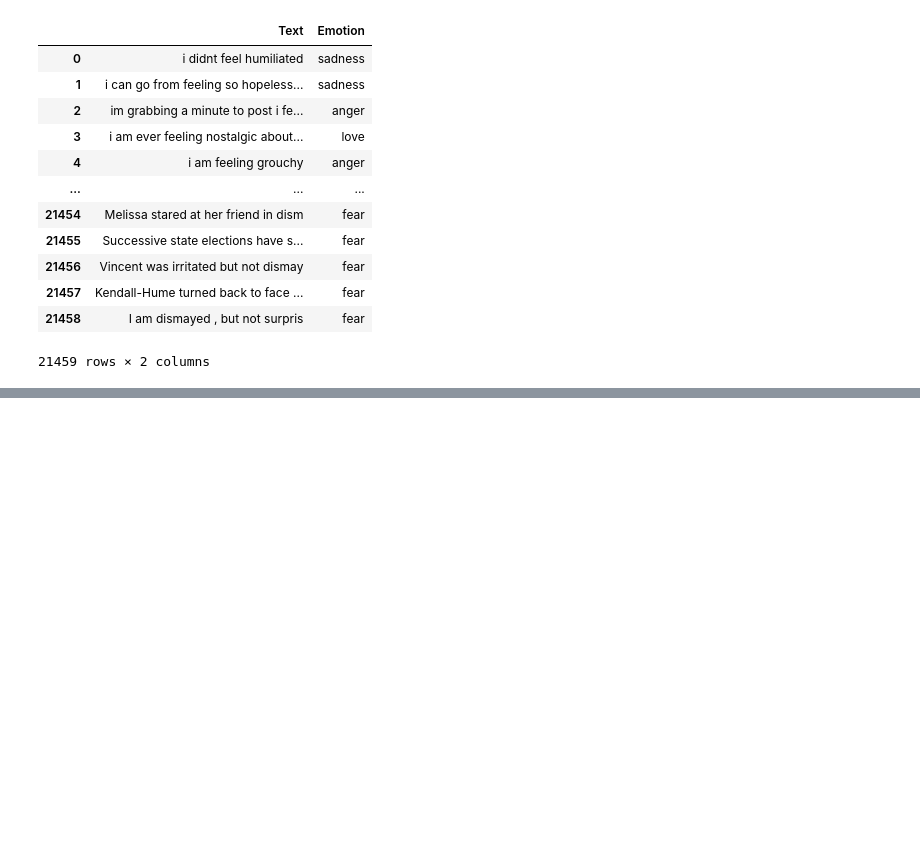
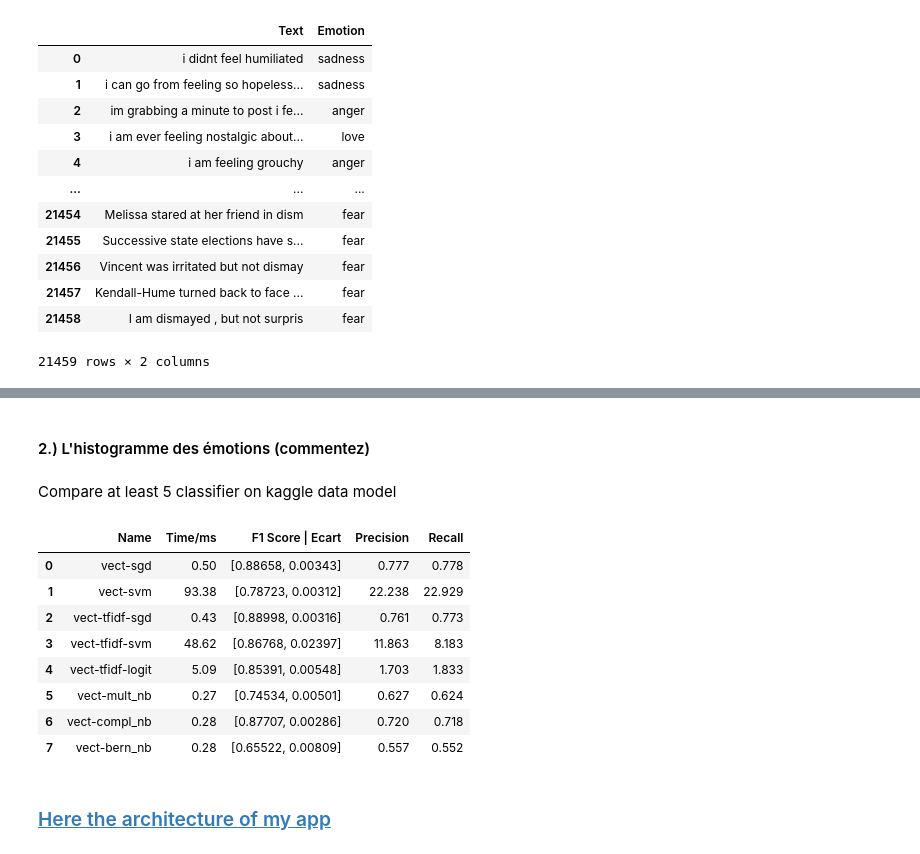
Before and after one commit to ejhb/audit, a Jupyter notebook: 2020/12-december/09-emotion/testing_zone/emo.ipynb, the cells around one changed output, grey strips where cells are left out. Cells and saved outputs as stored; diff of their text form; code cells hidden in the pictures; blank space fills up the shorter version.

```diff
--- a/2020/12-december/09-emotion/testing_zone/emo.ipynb
+++ b/2020/12-december/09-emotion/testing_zone/emo.ipynb
@@ -229,3 +241,10 @@ df_pre
 | 21457 | Kendall-Hume turned back to face ... | fear |
 | 21458 | I am dismayed , but not surpris | fear |
 21459 rows × 2 columns
+# %%
+df0_brut = pd.read_csv('../data/kaggle_emotion.csv')
+df0_pre = pd.read_csv('../data/kaggle_emotion_pre.csv')
+df1_brut = pd.read_csv('../data/yes_emotion.csv')
+df1_pre = pd.read_csv('../data/yes_emotion_pre.csv')
+df0_pipe = pd.read_csv('../data/kaggle_pre.csv')
+df1_pipe = pd.read_csv('../data/yes_pre.csv')
@@ -232 +284,3 @@ df_pre
+# %% [markdown]
+#### 2.) L'histogramme des émotions (commentez)
 # %%
@@ -241,2 +298,4 @@ emotion_hist.update_layout(
 
 emotion_hist
+# %% [markdown]
+Compare at least 5 classifier on kaggle data model
@@ -242,0 +343,18 @@ emotion_hist
+# %%
+# run base pipes
+# res = run_pipes([pipe0, pipe1, pipe2, pipe3, pipe4, pipe5, pipe6, pipe7, pipe8], splits=5)
+# print_table(res)
+# Seems that Tfidf improve "weak model" to get better result such as svm (in this example F1[0.78723] to[0.86768] wich is almost 8%)
+df0_pipe[['Name','Time/ms',"F1 Score | Ecart",'Precision','Recall']]
+# %% [output]
+|  | Name | Time/ms | F1 Score | Ecart | Precision | Recall |
+| 0 | vect-sgd | 0.50 | [0.88658, 0.00343] | 0.777 | 0.778 |
+| 1 | vect-svm | 93.38 | [0.78723, 0.00312] | 22.238 | 22.929 |
+| 2 | vect-tfidf-sgd | 0.43 | [0.88998, 0.00316] | 0.761 | 0.773 |
+| 3 | vect-tfidf-svm | 48.62 | [0.86768, 0.02397] | 11.863 | 8.183 |
+| 4 | vect-tfidf-logit | 5.09 | [0.85391, 0.00548] | 1.703 | 1.833 |
+| 5 | vect-mult_nb | 0.27 | [0.74534, 0.00501] | 0.627 | 0.624 |
+| 6 | vect-compl_nb | 0.28 | [0.87707, 0.00286] | 0.720 | 0.718 |
+| 7 | vect-bern_nb | 0.28 | [0.65522, 0.00809] | 0.557 | 0.552 |
+# %% [markdown]
+### [Here the architecture of my app](https://github.com/ejhb/audit/tree/master/2020/12-december/09-emotion)
```
Also changed, not shown: parts of 10 cells of this notebook, 3 other files.
